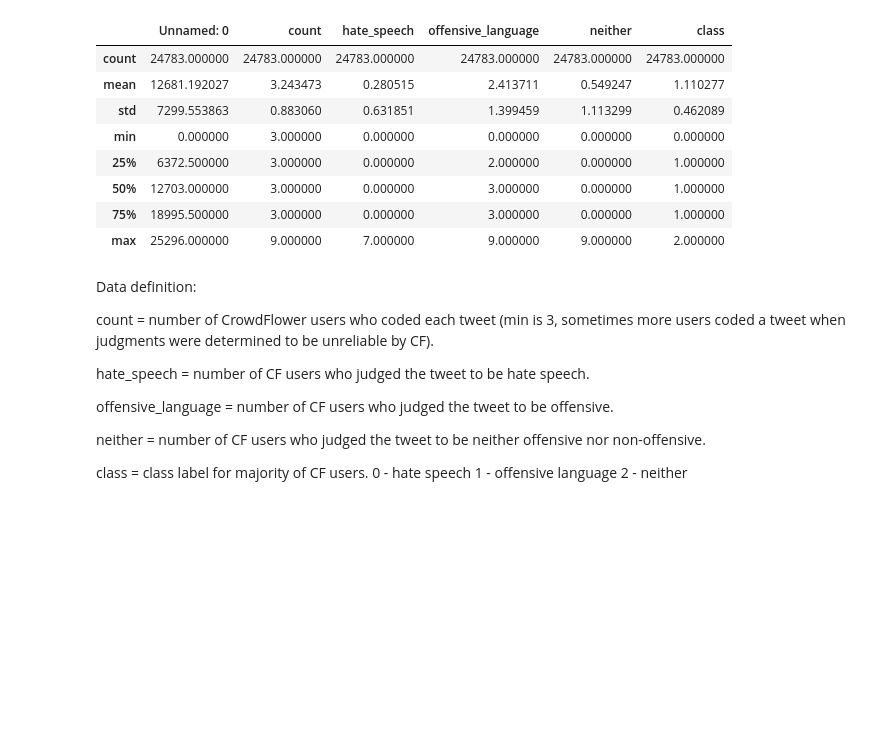
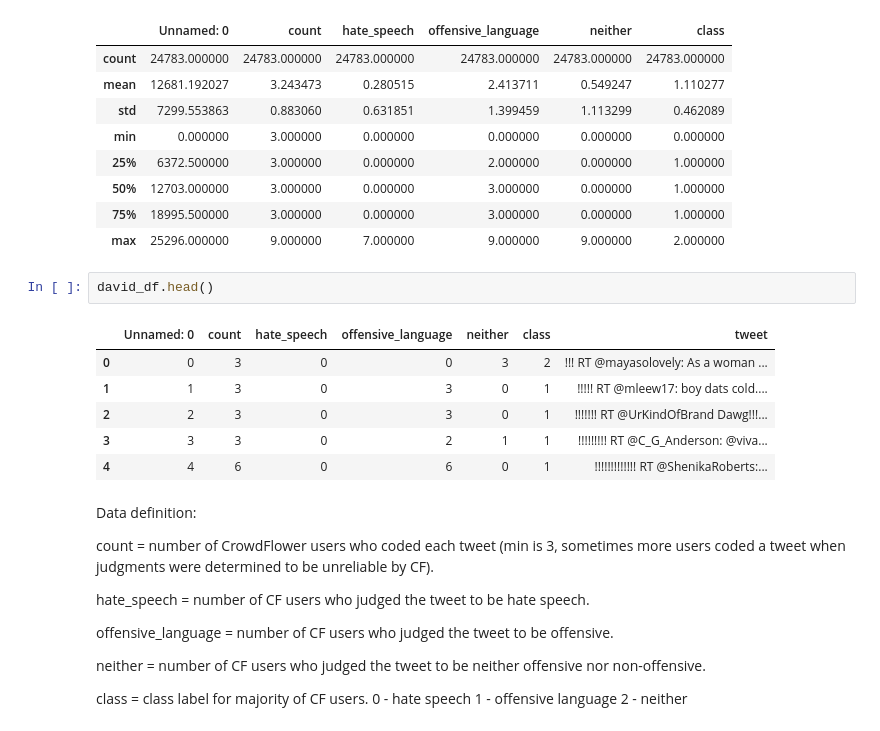
Before and after one commit to alkkuma1/hate_speech_detection, a Jupyter notebook: davidson_hatespeech.ipynb, the cells around one changed output. Cells and saved outputs as stored; diff of their text form; blank space fills up the shorter version.

```diff
--- a/davidson_hatespeech.ipynb
+++ b/davidson_hatespeech.ipynb
@@ -44,6 +62,15 @@ david_df.describe()
 | 50% | 12703.000000 | 3.000000 | 0.000000 | 3.000000 | 0.000000 | 1.000000 |
 | 75% | 18995.500000 | 3.000000 | 0.000000 | 3.000000 | 0.000000 | 1.000000 |
 | max | 25296.000000 | 9.000000 | 7.000000 | 9.000000 | 9.000000 | 2.000000 |
+# %%
+david_df.head()
+# %% [output]
+|  | Unnamed: 0 | count | hate_speech | offensive_language | neither | class | tweet |
+| 0 | 0 | 3 | 0 | 0 | 3 | 2 | !!! RT @mayasolovely: As a woman ... |
+| 1 | 1 | 3 | 0 | 3 | 0 | 1 | !!!!! RT @mleew17: boy dats cold.... |
+| 2 | 2 | 3 | 0 | 3 | 0 | 1 | !!!!!!! RT @UrKindOfBrand Dawg!!!... |
+| 3 | 3 | 3 | 0 | 2 | 1 | 1 | !!!!!!!!! RT @C_G_Anderson: @viva... |
+| 4 | 4 | 6 | 0 | 6 | 0 | 1 | !!!!!!!!!!!!! RT @ShenikaRoberts:... |
 # %% [markdown]
 Data definition:
 
```
Also changed, not shown: parts of 27 cells of this notebook.
